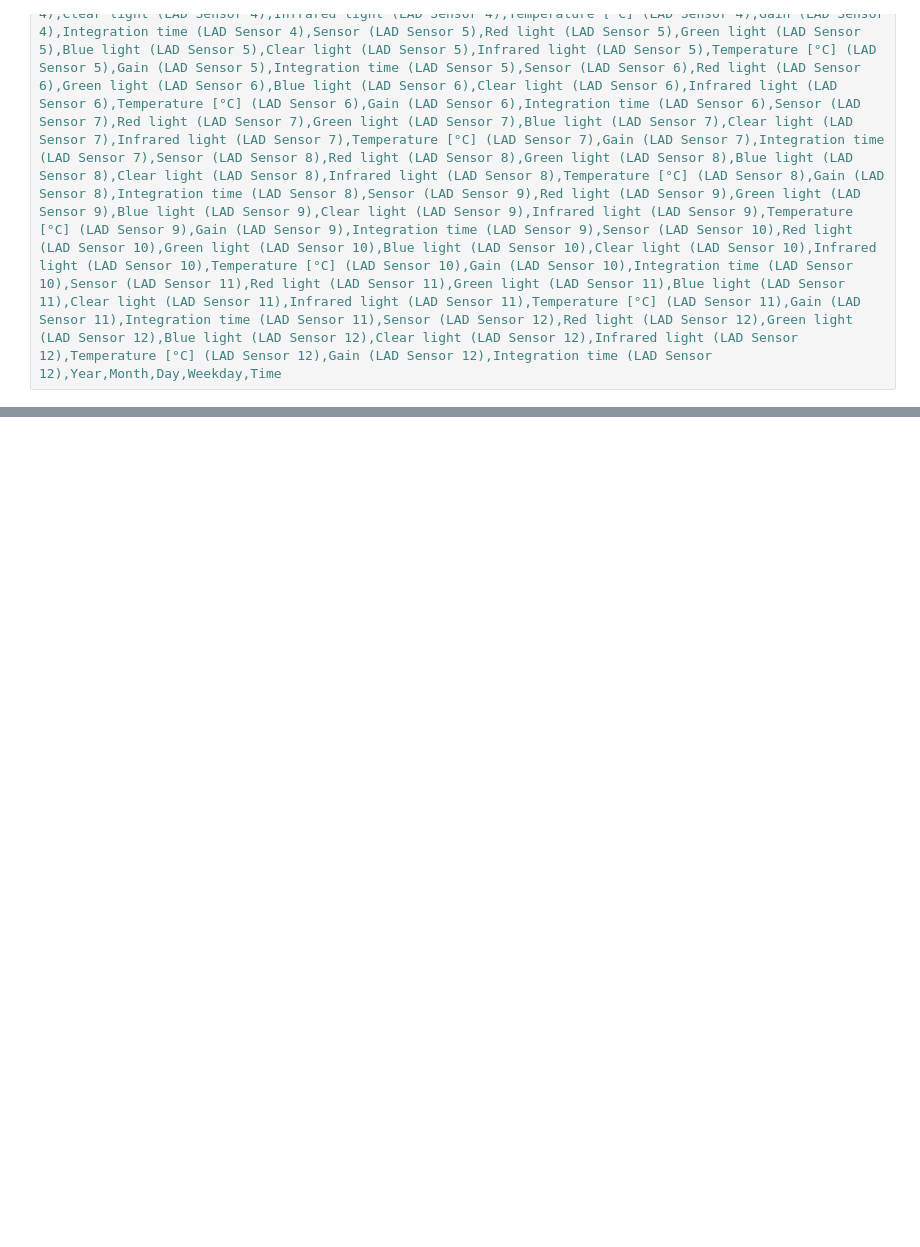
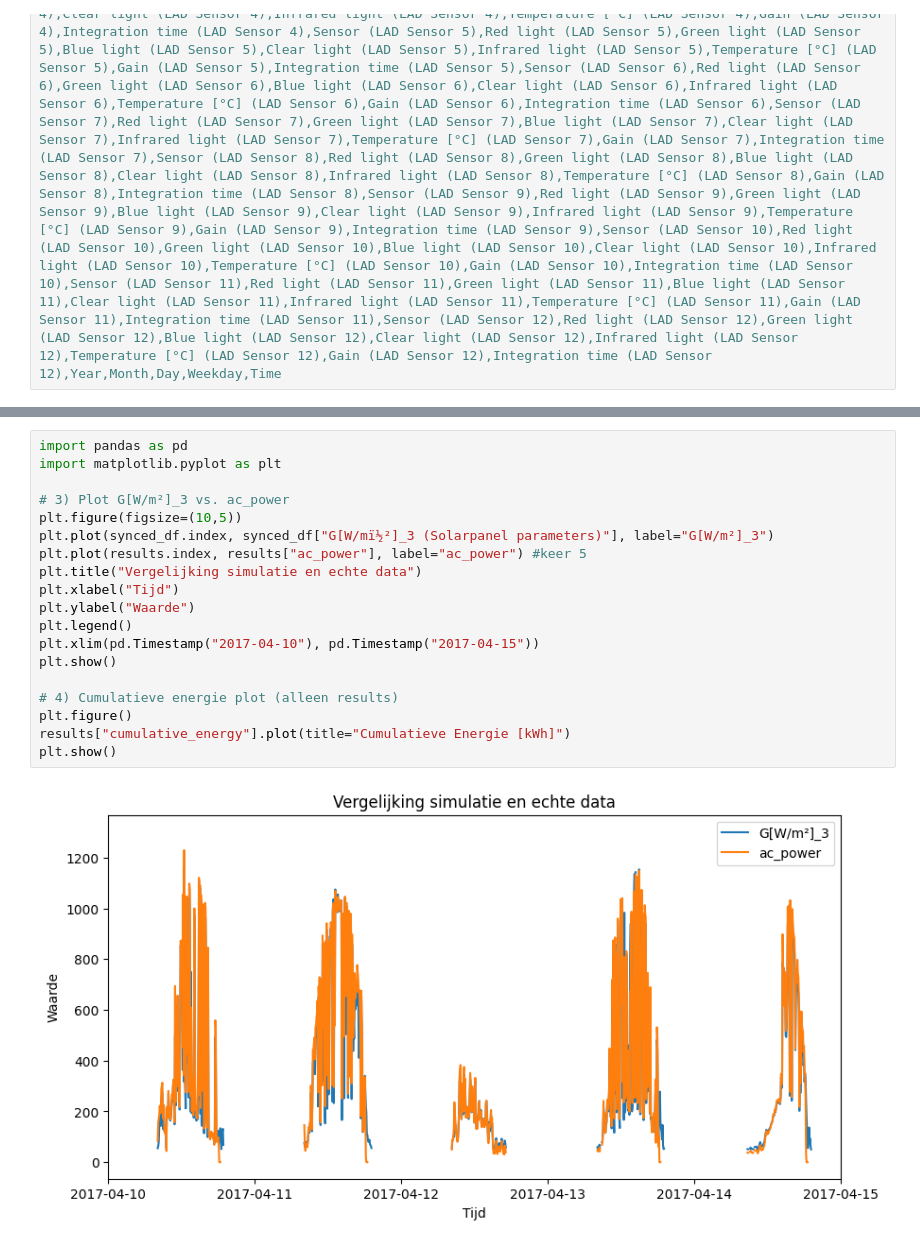
Before and after one commit to Qrax/PV-Systems-Data, a Jupyter notebook: Simulaties_met_amolf_data.ipynb, the cells around one changed output, grey strips where cells are left out. Saved outputs shown, nothing was run; the diff lists cells and outputs as text; blank space fills up the shorter version.

```diff
--- a/Simulaties_met_amolf_data.ipynb
+++ b/Simulaties_met_amolf_data.ipynb
@@ -417,0 +433,21 @@ TypeError: dirint() got an unexpected keyword argument 'zenith'
+# %%
+import pandas as pd
+import matplotlib.pyplot as plt
+
+# 3) Plot G[W/m²]_3 vs. ac_power
+plt.figure(figsize=(10,5))
+plt.plot(synced_df.index, synced_df["G[W/mï½²]_3 (Solarpanel parameters)"], label="G[W/m²]_3")
+plt.plot(results.index, results["ac_power"], label="ac_power") #keer 5
+plt.title("Vergelijking simulatie en echte data")
+plt.xlabel("Tijd")
+plt.ylabel("Waarde")
+plt.legend()
+plt.xlim(pd.Timestamp("2017-04-10"), pd.Timestamp("2017-04-15"))
+plt.show()
+
+# 4) Cumulatieve energie plot (alleen results)
+plt.figure()
+results["cumulative_energy"].plot(title="Cumulatieve Energie [kWh]")
+plt.show()
+# %% [output]
+[figure, added]
```
Also changed, not shown: parts of 7 cells of this notebook.
